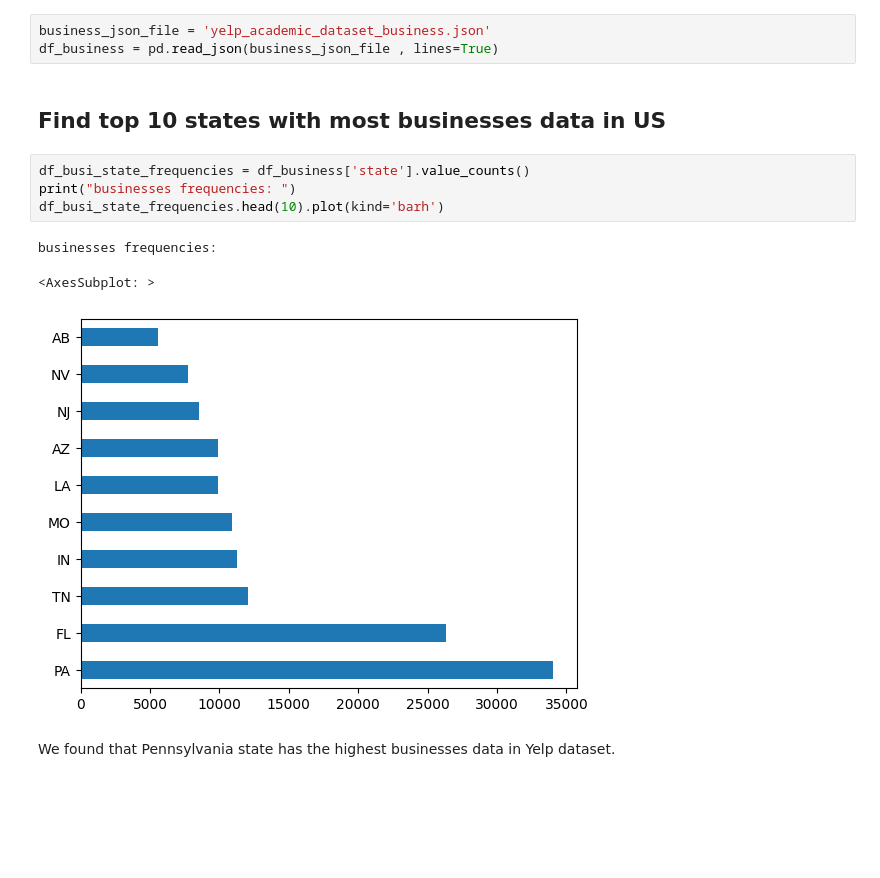
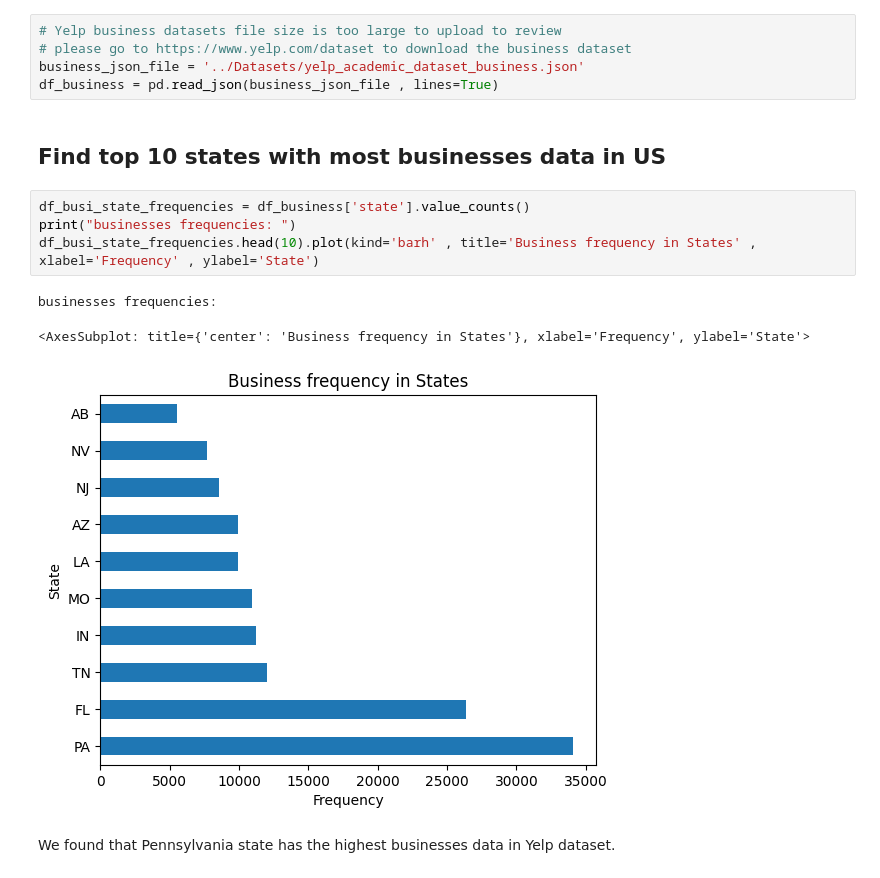
Before and after one commit to Makiato1999/COMP4710_Yelp, a Jupyter notebook: First_Stage/Data_Preprocessing.ipynb, the cells around one changed output. Cells and saved outputs as stored; diff of their text form; blank space fills up the shorter version.

```diff
--- a/First_Stage/Data_Preprocessing.ipynb
+++ b/First_Stage/Data_Preprocessing.ipynb
@@ -19,18 +19,20 @@ import seaborn as sns
 # %% [markdown]
 ## Read the business json file
 # %%
-business_json_file = 'yelp_academic_dataset_business.json'
+# Yelp business datasets file size is too large to upload to review
+# please go to https://www.yelp.com/dataset to download the business dataset
+business_json_file = '../Datasets/yelp_academic_dataset_business.json'
 df_business = pd.read_json(business_json_file , lines=True)
 # %% [markdown]
 ## Find top 10 states with most businesses data in US
 # %%
 df_busi_state_frequencies = df_business['state'].value_counts()
 print("businesses frequencies: ")
-df_busi_state_frequencies.head(10).plot(kind='barh')
+df_busi_state_frequencies.head(10).plot(kind='barh' , title='Business frequency in States' , xlabel='Frequency' , ylabel='State')
 # %% [output]
 businesses frequencies:
-<AxesSubplot: >
+<AxesSubplot: title={'center': 'Business frequency in States'}, xlabel='Frequency', ylabel='State'>
-[figure, old version]
+[figure, new version]
 # %% [markdown]
 We found that Pennsylvania state has the highest businesses data in Yelp dataset.
 # %%
```
Also changed, not shown: parts of 14 cells of this notebook, 7 other files.
